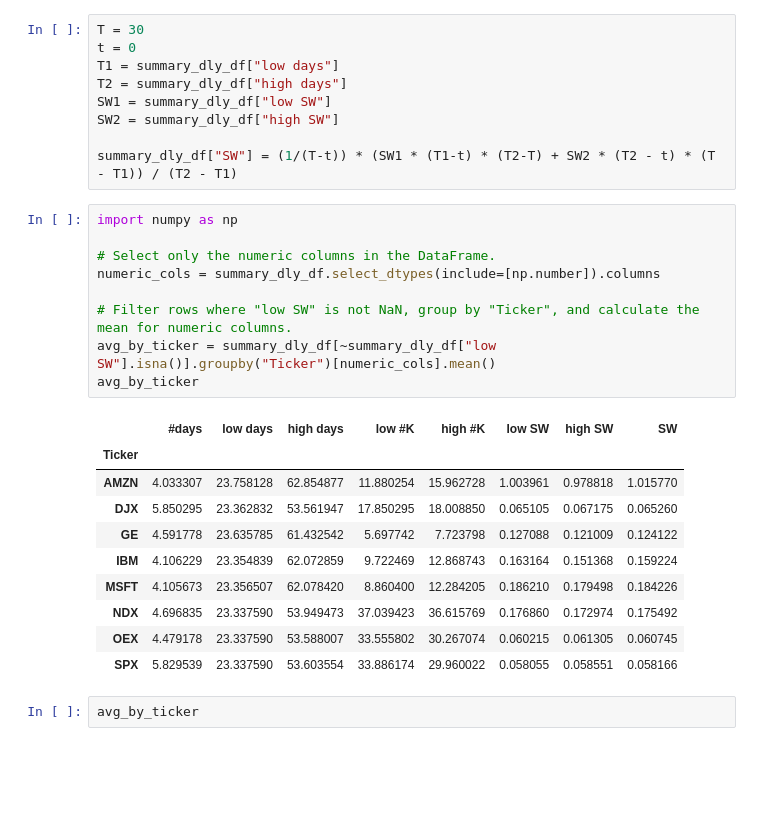
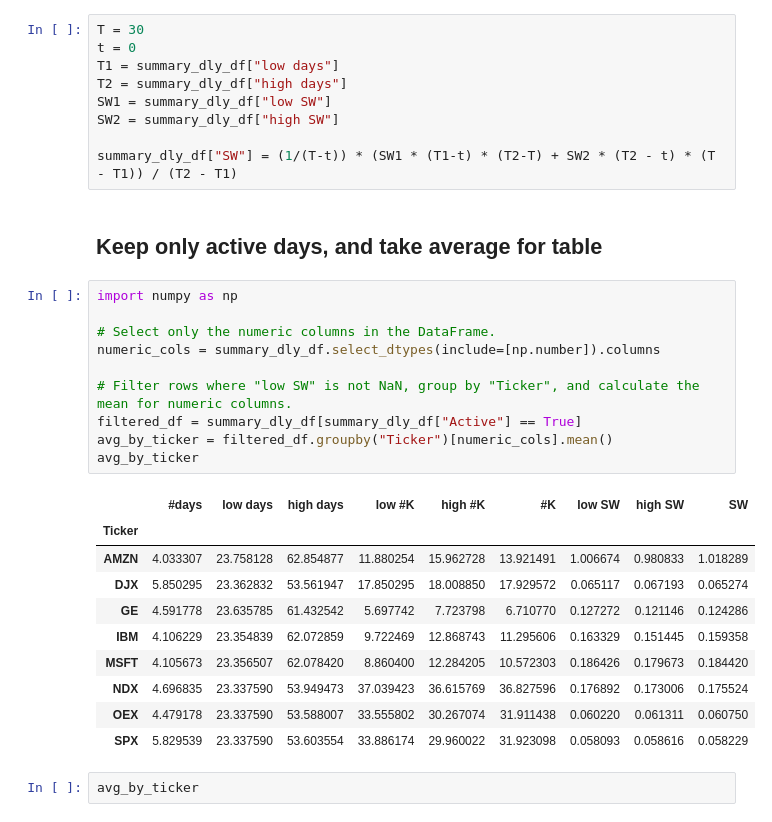
Before and after one commit to MadsHebsgaard/volpy, a Jupyter notebook: main.ipynb, the cells around one changed output. Cells and saved outputs as stored; diff of their text form; blank space fills up the shorter version.

Commit message:
improved table

```diff
--- a/main.ipynb
+++ b/main.ipynb
@@ -129,26 +126,29 @@ SW1 = summary_dly_df["low SW"]
 SW2 = summary_dly_df["high SW"]
 
 summary_dly_df["SW"] = (1/(T-t)) * (SW1 * (T1-t) * (T2-T) + SW2 * (T2 - t) * (T - T1)) / (T2 - T1)
+# %% [markdown]
+## Keep only active days, and take average for table
 # %%
 import numpy as np
 
 # Select only the numeric columns in the DataFrame.
 numeric_cols = summary_dly_df.select_dtypes(include=[np.number]).columns
 
 # Filter rows where "low SW" is not NaN, group by "Ticker", and calculate the mean for numeric columns.
-avg_by_ticker = summary_dly_df[~summary_dly_df["low SW"].isna()].groupby("Ticker")[numeric_cols].mean()
+filtered_df = summary_dly_df[summary_dly_df["Active"] == True]
+avg_by_ticker = filtered_df.groupby("Ticker")[numeric_cols].mean()
 avg_by_ticker
 # %% [output]
-|  | #days | low days | high days | low #K | high #K | low SW | high SW | SW |
-| Ticker |  |  |  |  |  |  |  |  |
-| AMZN | 4.033307 | 23.758128 | 62.854877 | 11.880254 | 15.962728 | 1.003961 | 0.978818 | 1.015770 |
-| DJX | 5.850295 | 23.362832 | 53.561947 | 17.850295 | 18.008850 | 0.065105 | 0.067175 | 0.065260 |
-| GE | 4.591778 | 23.635785 | 61.432542 | 5.697742 | 7.723798 | 0.127088 | 0.121009 | 0.124122 |
-| IBM | 4.106229 | 23.354839 | 62.072859 | 9.722469 | 12.868743 | 0.163164 | 0.151368 | 0.159224 |
-| MSFT | 4.105673 | 23.356507 | 62.078420 | 8.860400 | 12.284205 | 0.186210 | 0.179498 | 0.184226 |
-| NDX | 4.696835 | 23.337590 | 53.949473 | 37.039423 | 36.615769 | 0.176860 | 0.172974 | 0.175492 |
-| OEX | 4.479178 | 23.337590 | 53.588007 | 33.555802 | 30.267074 | 0.060215 | 0.061305 | 0.060745 |
-| SPX | 5.829539 | 23.337590 | 53.603554 | 33.886174 | 29.960022 | 0.058055 | 0.058551 | 0.058166 |
+|  | #days | low days | high days | low #K | high #K | #K | low SW | high SW | SW |
+| Ticker |  |  |  |  |  |  |  |  |  |
+| AMZN | 4.033307 | 23.758128 | 62.854877 | 11.880254 | 15.962728 | 13.921491 | 1.006674 | 0.980833 | 1.018289 |
+| DJX | 5.850295 | 23.362832 | 53.561947 | 17.850295 | 18.008850 | 17.929572 | 0.065117 | 0.067193 | 0.065274 |
+| GE | 4.591778 | 23.635785 | 61.432542 | 5.697742 | 7.723798 | 6.710770 | 0.127272 | 0.121146 | 0.124286 |
+| IBM | 4.106229 | 23.354839 | 62.072859 | 9.722469 | 12.868743 | 11.295606 | 0.163329 | 0.151445 | 0.159358 |
+| MSFT | 4.105673 | 23.356507 | 62.078420 | 8.860400 | 12.284205 | 10.572303 | 0.186426 | 0.179673 | 0.184420 |
+| NDX | 4.696835 | 23.337590 | 53.949473 | 37.039423 | 36.615769 | 36.827596 | 0.176892 | 0.173006 | 0.175524 |
+| OEX | 4.479178 | 23.337590 | 53.588007 | 33.555802 | 30.267074 | 31.911438 | 0.060220 | 0.061311 | 0.060750 |
+| SPX | 5.829539 | 23.337590 | 53.603554 | 33.886174 | 29.960022 | 31.923098 | 0.058093 | 0.058616 | 0.058229 |
 # %%
 avg_by_ticker
 # %% [output]
```
Also changed, not shown: parts of 5 cells of this notebook, 2 other files.
